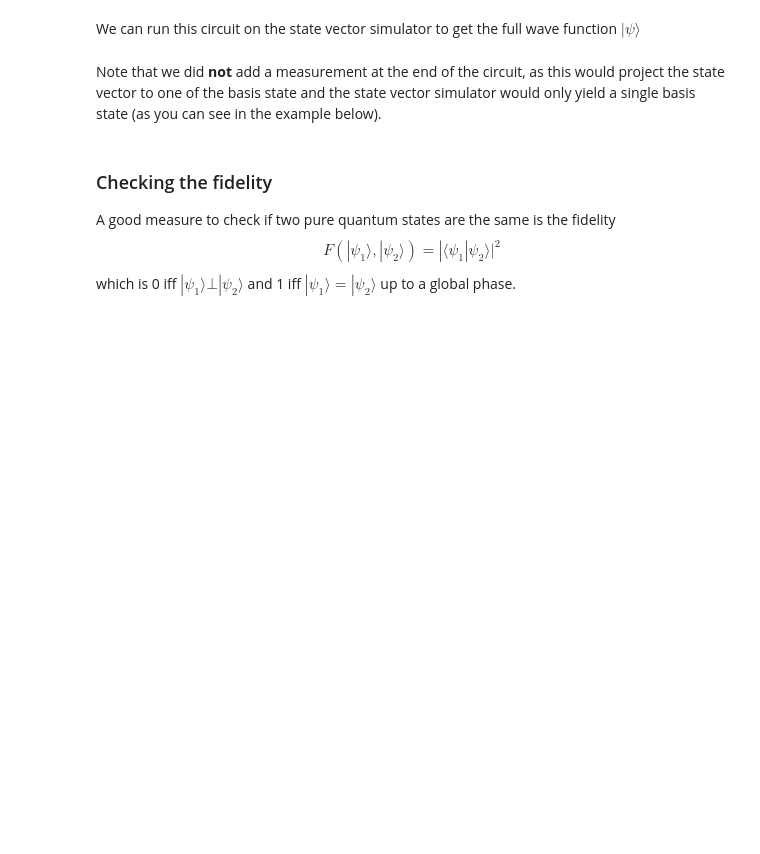
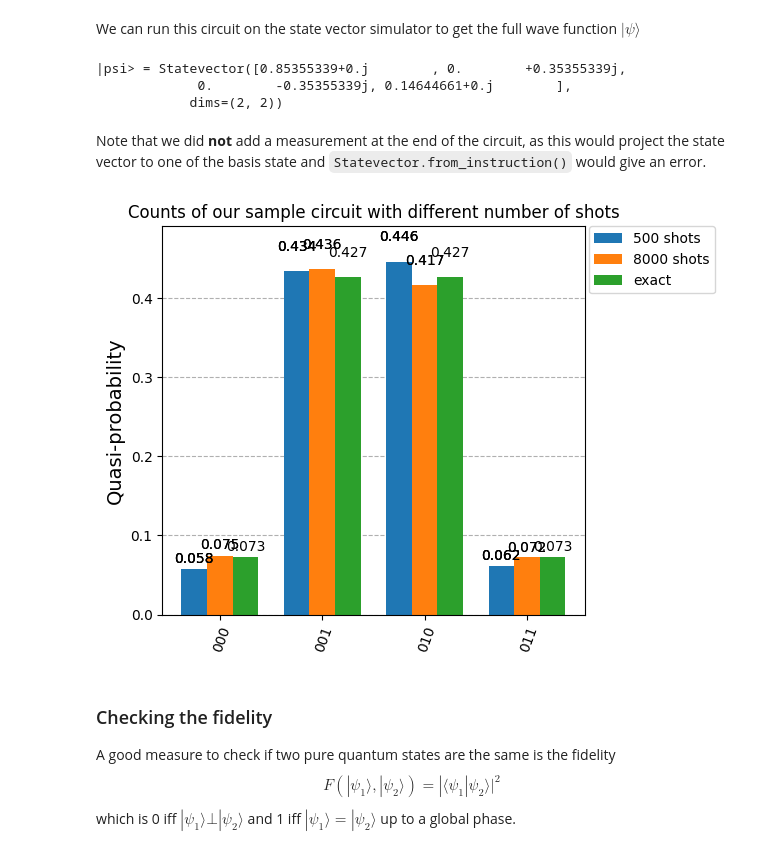
Before and after one commit to kuehnste/QiskitTutorial, a Jupyter notebook: Example.ipynb, the cells around one changed output. Drawn from its saved outputs; the diff is of its cells as text; code cells hidden in the pictures; blank space fills up the shorter version.

```diff
--- a/Example.ipynb
+++ b/Example.ipynb
@@ -123,2 +147,11 @@ print('|psi> =',psi)
+# %%
+# Generate the state vector corresponding to the quantum circuit
+state = Statevector.from_instruction(qc2)
+# Print the result
+print("|psi> =",state)
+# %% [output]
+|psi> = Statevector([0.85355339+0.j        , 0.        +0.35355339j,
+             0.        -0.35355339j, 0.14644661+0.j        ],
+            dims=(2, 2))
 # %% [markdown]
-Note that we did __not__ add a measurement at the end of the circuit, as this would project the state vector to one of the basis state and the state vector simulator would only yield a single basis state (as you can see in the example below).
+Note that we did __not__ add a measurement at the end of the circuit, as this would project the state vector to one of the basis state and `Statevector.from_instruction()` would give an error.
@@ -137,3 +158,13 @@ print('|psi_with_measurement> =',psi_with_measurement)
+# %%
+# We can use this to get the exact probabilities of our experiment before. To this end we first have to remove the final measurements
+qc.remove_final_measurements()
+psi = Statevector.from_instruction(qc)
+# From the state vector one can extract the probabilities
+probs = psi.probabilities_dict()
+# %%
+plot_histogram([qprobs1, qprobs2, probs], title='Counts of our sample circuit with different number of shots', legend=['500 shots', '8000 shots', 'exact'])
+# %% [output]
+[figure, added]
 # %% [markdown]
 ### Checking the fidelity
 A good measure to check if two pure quantum states are the same is the fidelity
```
Also changed, not shown: parts of 25 cells of this notebook.
